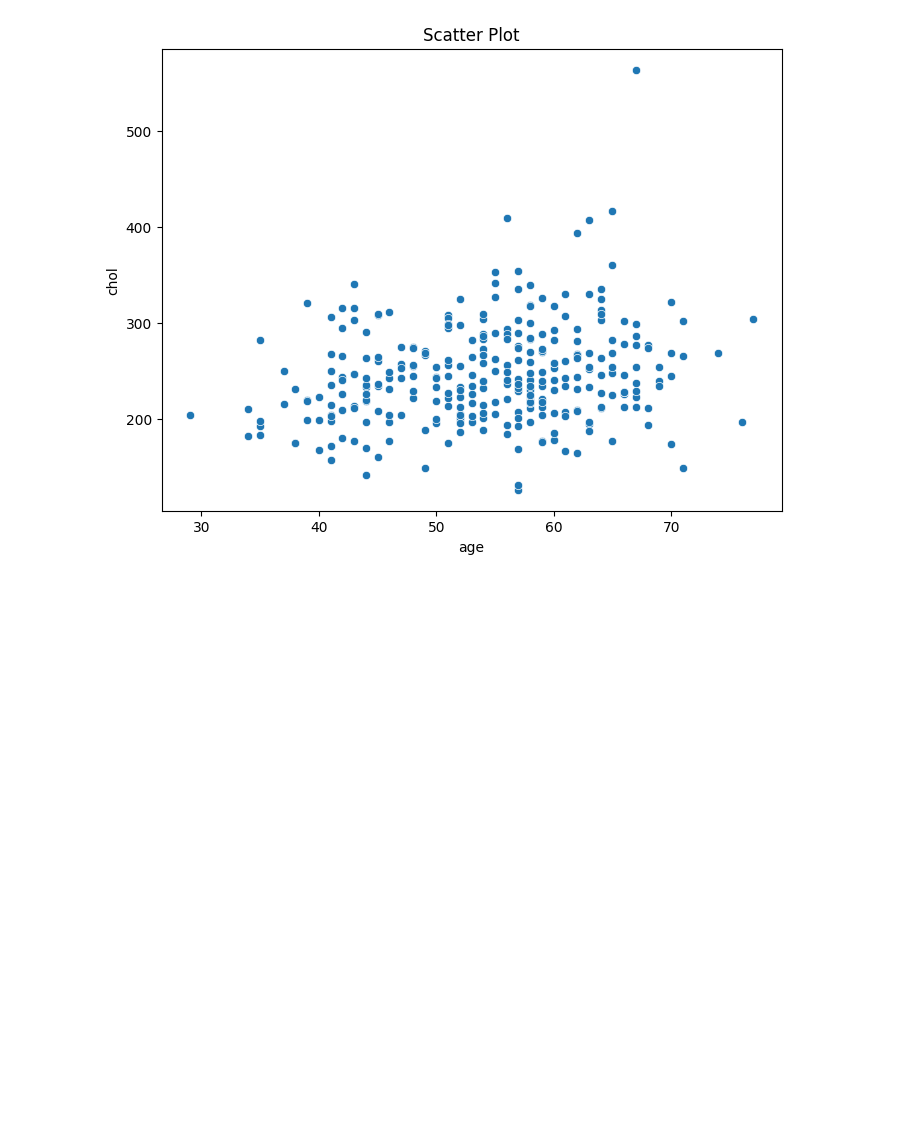
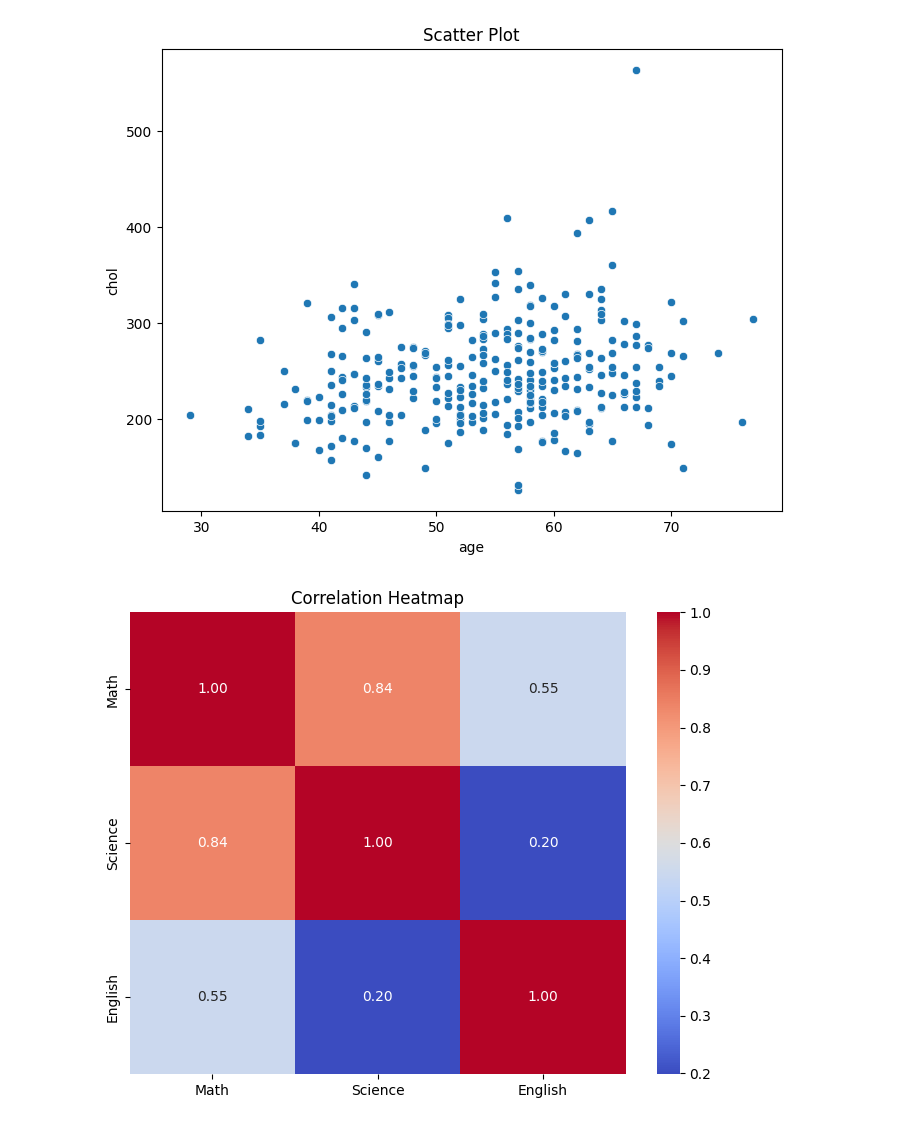
Before and after one commit to 2303A51819/application-of-data-mining, a Jupyter notebook: LAB_2.ipynb, the cells around one changed output. Saved outputs shown, nothing was run; the diff lists cells and outputs as text; code cells hidden in the pictures; blank space fills up the shorter version.

```diff
--- a/LAB_2.ipynb
+++ b/LAB_2.ipynb
@@ -119,3 +119,21 @@ plt.title('Scatter Plot')
 plt.show()
 # %% [output]
 [figure]
+# %%
+data = pd.DataFrame({
+    'Math': [85, 78, 92, 88, 76],
+    'Science': [88, 79, 95, 84, 82],
+    'English': [75, 83, 89, 92, 80]
+})
+
+# correlation matrix
+correlation_matrix = data.corr()
+
+# heatmap
+plt.figure(figsize=(8, 6))
+sns.heatmap(correlation_matrix, annot=True, cmap='coolwarm', fmt='.2f')
+
+plt.title('Correlation Heatmap')
+plt.show()
+# %% [output]
+[figure, added]
```
